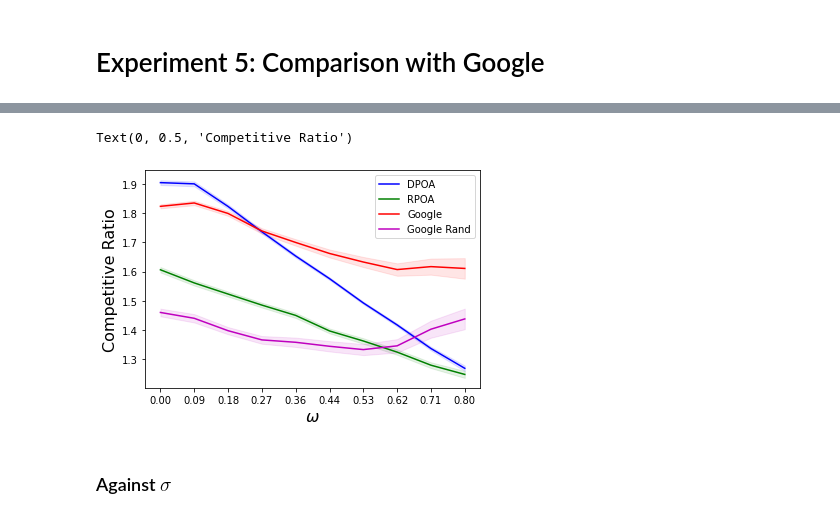
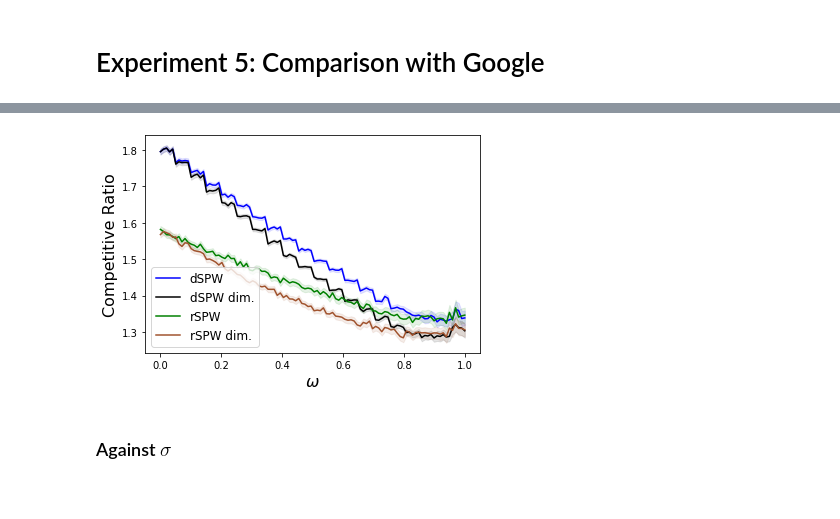
Before and after one commit to majid-khonji/rent-or-buy, a Jupyter notebook: test.ipynb, the cells around one changed output, grey strips where cells are left out. Saved outputs shown, nothing was run; the diff lists cells and outputs as text; code cells hidden in the pictures.

```diff
--- a/test.ipynb
+++ b/test.ipynb
@@ -460,42 +565,63 @@ for idx,w in enumerate(w_list):
+# %%
+f = np.load("data/algs-google-omega_std=10.npz")
+alg_ratio = f["alg_ratio"]
+alg_ratio_dim = f["alg_ratio_dim"]
+rand_ratio = f["rand_ratio"]
+rand_ratio_dim = f["rand_ratio_dim"]
+google_ratio = f["google_ratio"]
+google_r_ratio = f["google_r_ratio"]
 # %%
+
 avg_ratio = np.mean(alg_ratio, axis=1)
 ci = 1.96 * np.std(alg_ratio,axis=1)/np.sqrt(repeat)
+avg_ratio_dim = np.mean(alg_ratio_dim, axis=1)
+ci_dim = 1.96 * np.std(alg_ratio_dim,axis=1)/np.sqrt(repeat)
+
 avg_r_ratio = np.mean(rand_ratio, axis=1)
 ci_r = 1.96 * np.std(rand_ratio,axis=1)/np.sqrt(repeat)
+avg_r_ratio_dim = np.mean(rand_ratio_dim, axis=1)
+ci_r_dim = 1.96 * np.std(rand_ratio_dim,axis=1)/np.sqrt(repeat)
+
 avg_ratio_g = np.mean(google_ratio, axis=1)
 ci_g = 1.96 * np.std(google_ratio,axis=1)/np.sqrt(repeat)
 avg_ratio_gr = np.mean(google_r_ratio, axis=1)
 ci_gr = 1.96 * np.std(google_r_ratio,axis=1)/np.sqrt(repeat)
 
 plt.clf()
 # plt.boxplot(alg_ratio.transpose(), "DPOA")
 # plt.boxplot(google_ratio.transpose(), "Google");
 
-positions = np.arange(1, len(w_list)+1)
+positions = w_list #np.arange(1, len(w_list)+1)
 
-plt.plot(positions, avg_ratio, label="DPOA", color='b')
+plt.plot(positions, avg_ratio, label="dSPW", color='b')
 plt.fill_between(positions, (avg_ratio-ci), (avg_ratio+ci), color='b', alpha=.1)
 
-plt.plot(positions, avg_r_ratio, label="RPOA", color='g')
+plt.plot(positions, avg_ratio_dim, label="dSPW dim.", color='k')
+plt.fill_between(positions, (avg_ratio_dim-ci_dim), (avg_ratio_dim+ci_dim), color='k', alpha=.1)
+
+plt.plot(positions, avg_r_ratio, label="rSPW", color='g')
 plt.fill_between(positions, (avg_r_ratio-ci_r), (avg_r_ratio+ci_r), color='g', alpha=.1)
 
+plt.plot(positions, avg_r_ratio_dim, label="rSPW dim.", color='sienna')
+plt.fill_between(positions, (avg_r_ratio_dim-ci_r_dim), (avg_r_ratio_dim+ci_r_dim), color='sienna', alpha=.1)
 
-plt.plot(positions, avg_ratio_g, label="Google", color='r')
-plt.fill_between(positions, (avg_ratio_g-ci_g), (avg_ratio_g+ci_g), color='r', alpha=.1)
+# plt.plot(positions, avg_ratio_g, label="d-KPS18", color='r')
+# plt.fill_between(positions, (avg_ratio_g-ci_g), (avg_ratio_g+ci_g), color='r', alpha=.1)
 
-plt.plot(positions, avg_ratio_gr, label="Google Rand", color='m')
-plt.fill_between(positions, (avg_ratio_gr-ci_gr), (avg_ratio_gr+ci_gr), color='m', alpha=.1)
+# plt.plot(positions, avg_ratio_gr, label="r-KPS18", color='y')
+# plt.fill_between(positions, (avg_ratio_gr-ci_gr), (avg_ratio_gr+ci_gr), color='y', alpha=.1)
 
 
-formated_list = ['%.2f' % elem for elem in w_list ]
-plt.xticks(positions, formated_list);
+# formated_list = ['%.2f' % elem for elem in w_list ]
+# plt.xticks(positions, formated_list);
 
-plt.legend(loc='upper right')
+plt.legend(loc='lower left', fontsize=12)
 plt.xlabel("$\omega$", fontsize=16)
 plt.ylabel("Competitive Ratio", fontsize=16)
+plt.savefig("plots/compare-omega.pdf", bbox_inches='tight')
+# plt.savefig("plots/google-omega.pdf", bbox_inches='tight')
 # %% [output]
-Text(0, 0.5, 'Competitive Ratio')
-[figure, old version]
+[figure, new version]
 # %% [markdown]
 ### Against $\sigma$
 # %%
```
Also changed, not shown: parts of 15 cells of this notebook, 24 other files.
